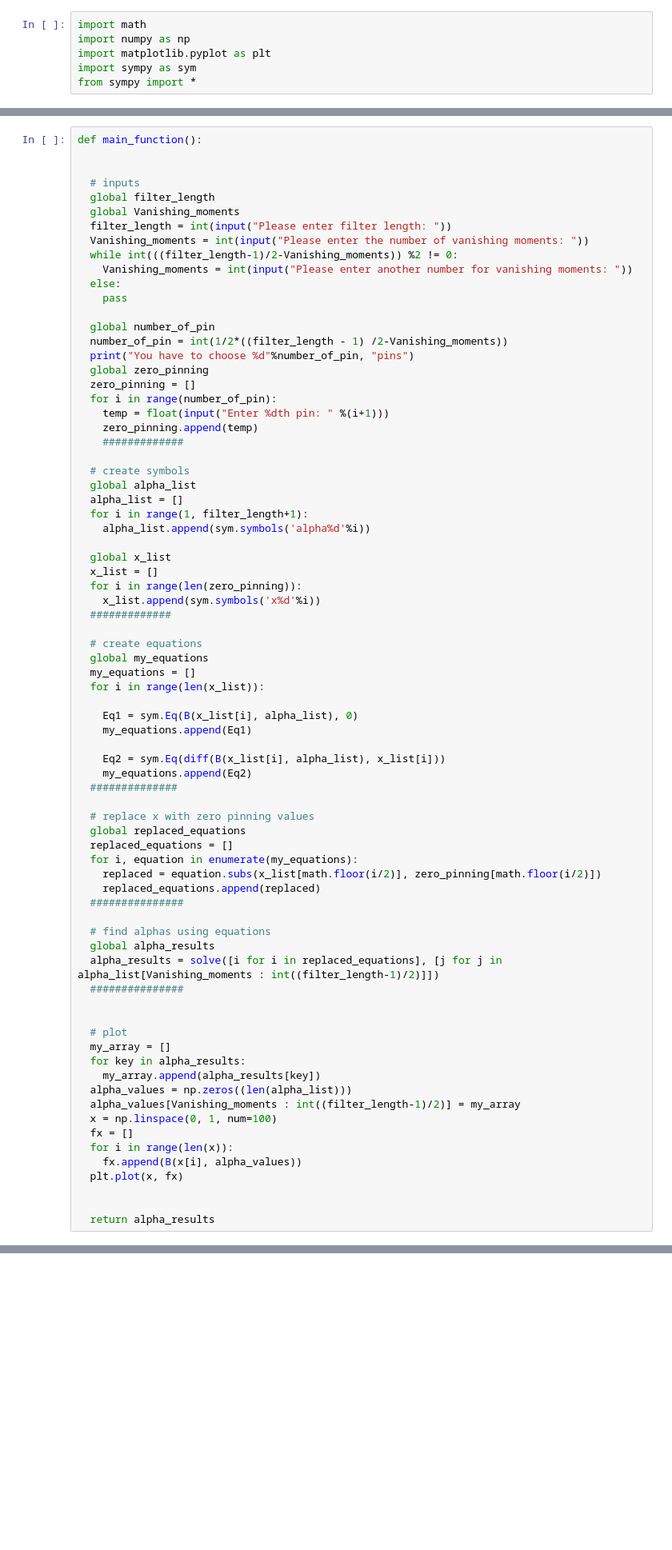
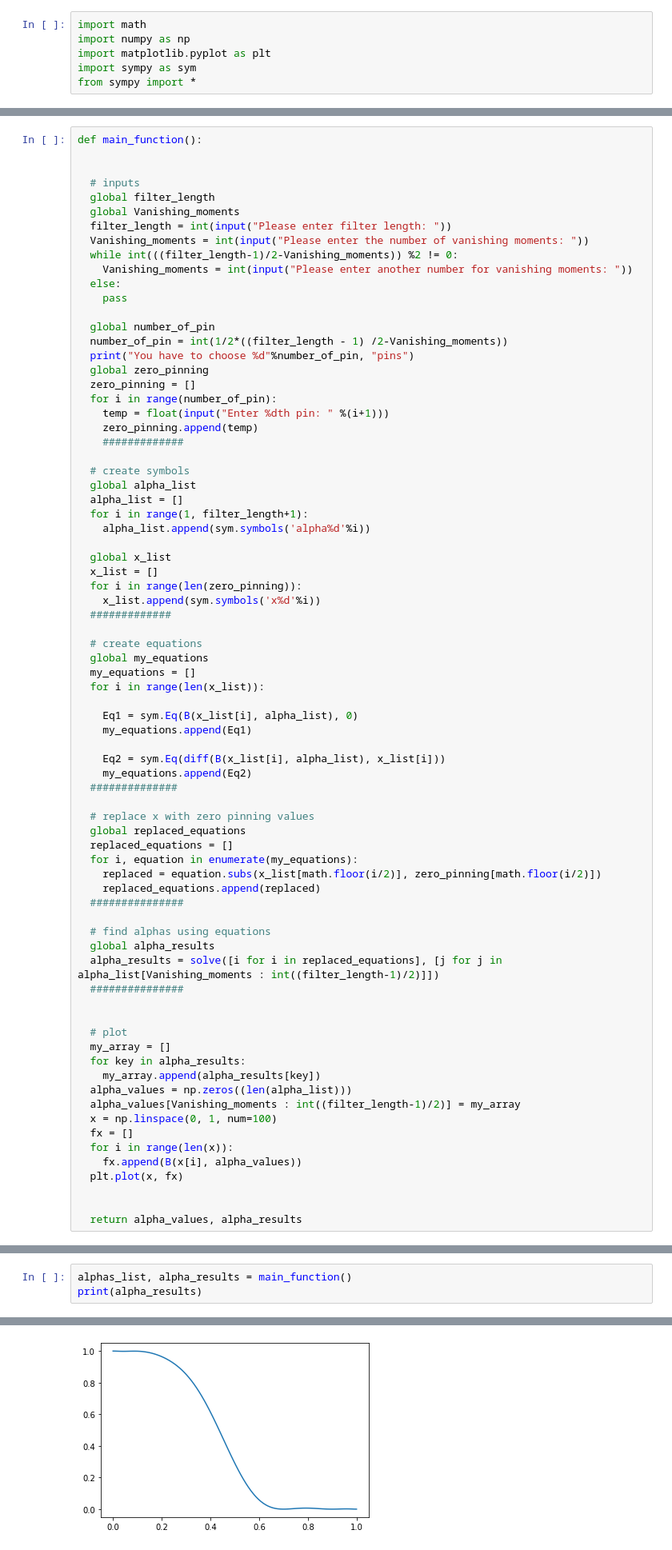
Before and after one commit to alirezash97/-Time-frequency-analysis-course, a Jupyter notebook: TayPaper/Tay2005.ipynb, the cells around one changed output, grey strips where cells are left out. Shown: that part at 80% size. Saved outputs shown, nothing was run; the diff lists cells and outputs as text; blank space fills up the shorter version.

```diff
--- a/TayPaper/Tay2005.ipynb
+++ b/TayPaper/Tay2005.ipynb
@@ -121,4 +121,4 @@ def main_function():
   plt.plot(x, fx)
 
 
-  return alpha_results
+  return alpha_values, alpha_results
@@ -167,0 +135,4 @@ Enter 1th pin: 0.8
+# %%
+alphas_list, alpha_results = main_function()
+print(alpha_results)
+# %% [output]
@@ -167,0 +145 @@ Enter 1th pin: 0.8
+[figure, added]
```
Also changed, not shown: parts of 8 cells of this notebook.
